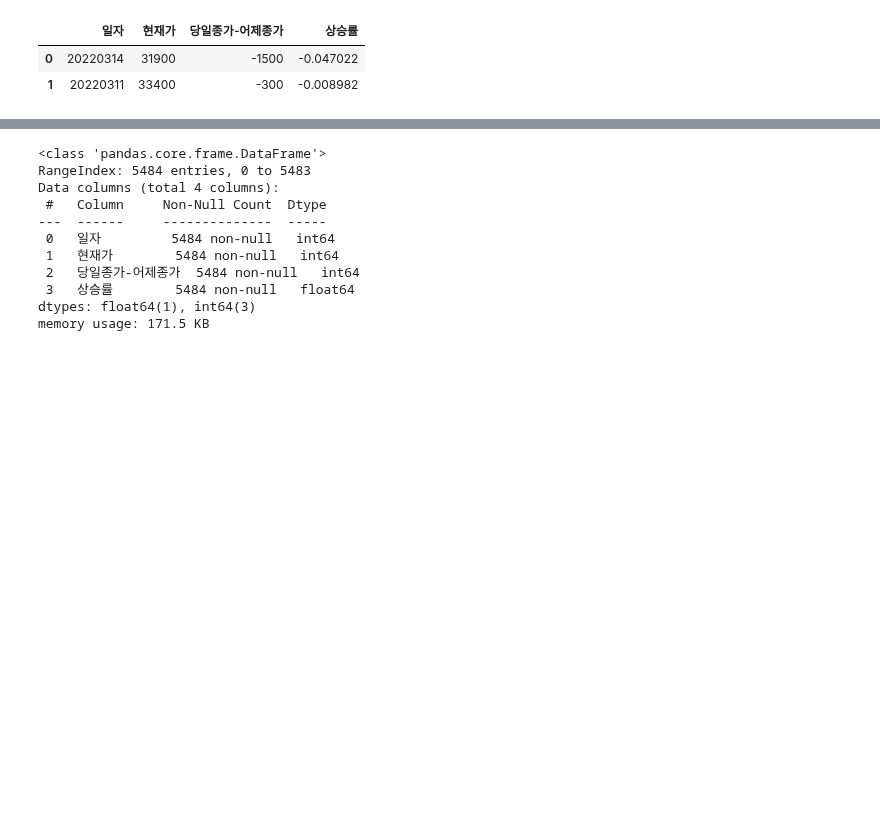
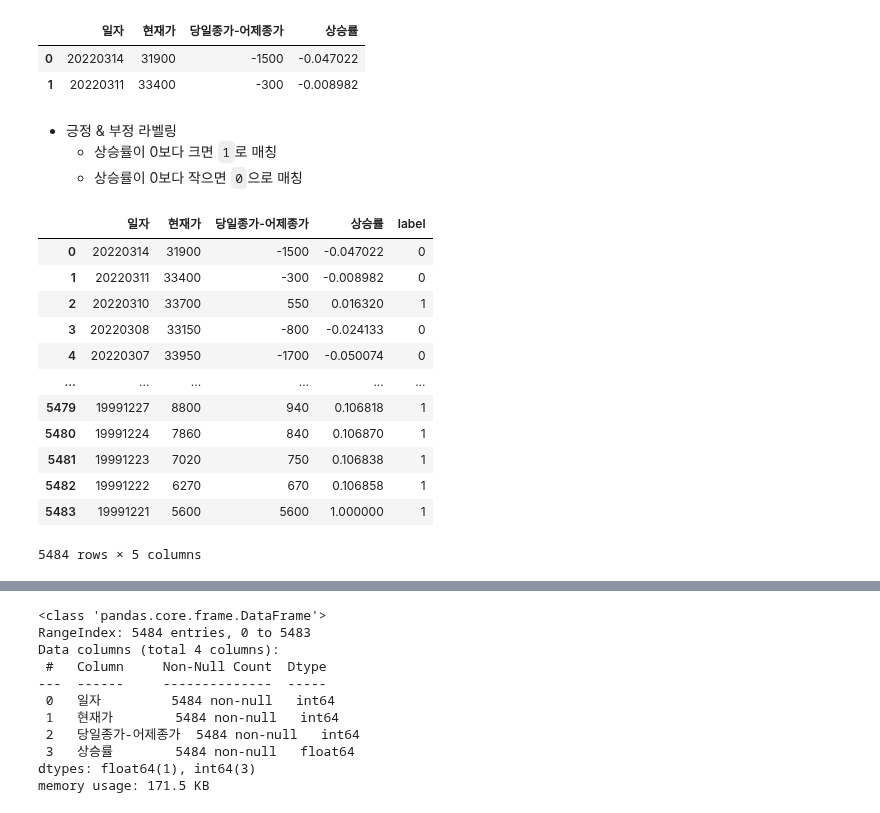
Before and after one commit to youngai1112/HK_Project, a Jupyter notebook: 7.1_뉴스데이터감성분석/01_뉴스데이터감성분석.ipynb, the cells around one changed output, grey strips where cells are left out. Saved outputs shown, nothing was run; the diff lists cells and outputs as text; code cells hidden in the pictures; blank space fills up the shorter version.

```diff
--- a/7.1_뉴스데이터감성분석/01_뉴스데이터감성분석.ipynb
+++ b/7.1_뉴스데이터감성분석/01_뉴스데이터감성분석.ipynb
@@ -336,3 +336,24 @@ df1.head(2)
 |  | 일자 | 현재가 | 당일종가-어제종가 | 상승률 |
 | 0 | 20220314 | 31900 | -1500 | -0.047022 |
 | 1 | 20220311 | 33400 | -300 | -0.008982 |
+# %% [markdown]
+- 긍정 & 부정 라벨링
+    - 상승률이 0보다 크면 `1`로 매칭
+    - 상승률이 0보다 작으면 `0`으로 매칭
+# %%
+df1['label'] = df1.apply(lambda x: 1 if x['상승률'] >= 0 else 0, axis=1)
+df1
+# %% [output]
+|  | 일자 | 현재가 | 당일종가-어제종가 | 상승률 | label |
+| 0 | 20220314 | 31900 | -1500 | -0.047022 | 0 |
+| 1 | 20220311 | 33400 | -300 | -0.008982 | 0 |
+| 2 | 20220310 | 33700 | 550 | 0.016320 | 1 |
+| 3 | 20220308 | 33150 | -800 | -0.024133 | 0 |
+| 4 | 20220307 | 33950 | -1700 | -0.050074 | 0 |
+| ... | ... | ... | ... | ... | ... |
+| 5479 | 19991227 | 8800 | 940 | 0.106818 | 1 |
+| 5480 | 19991224 | 7860 | 840 | 0.106870 | 1 |
+| 5481 | 19991223 | 7020 | 750 | 0.106838 | 1 |
+| 5482 | 19991222 | 6270 | 670 | 0.106858 | 1 |
+| 5483 | 19991221 | 5600 | 5600 | 1.000000 | 1 |
+5484 rows × 5 columns
```
Also changed, not shown: parts of 5 cells of this notebook.
